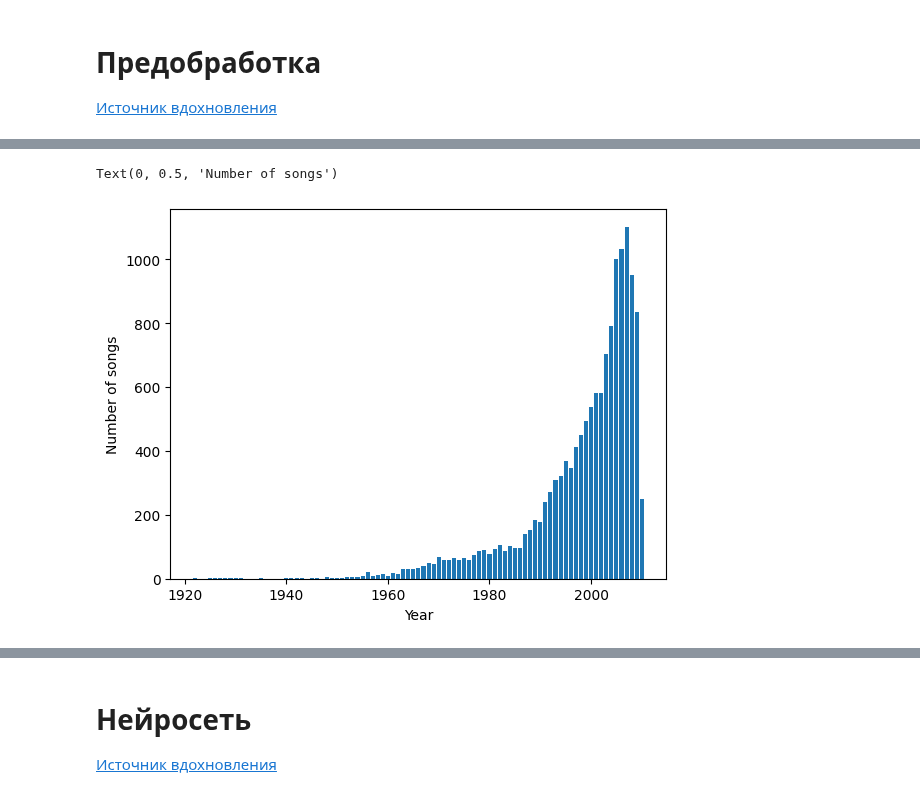
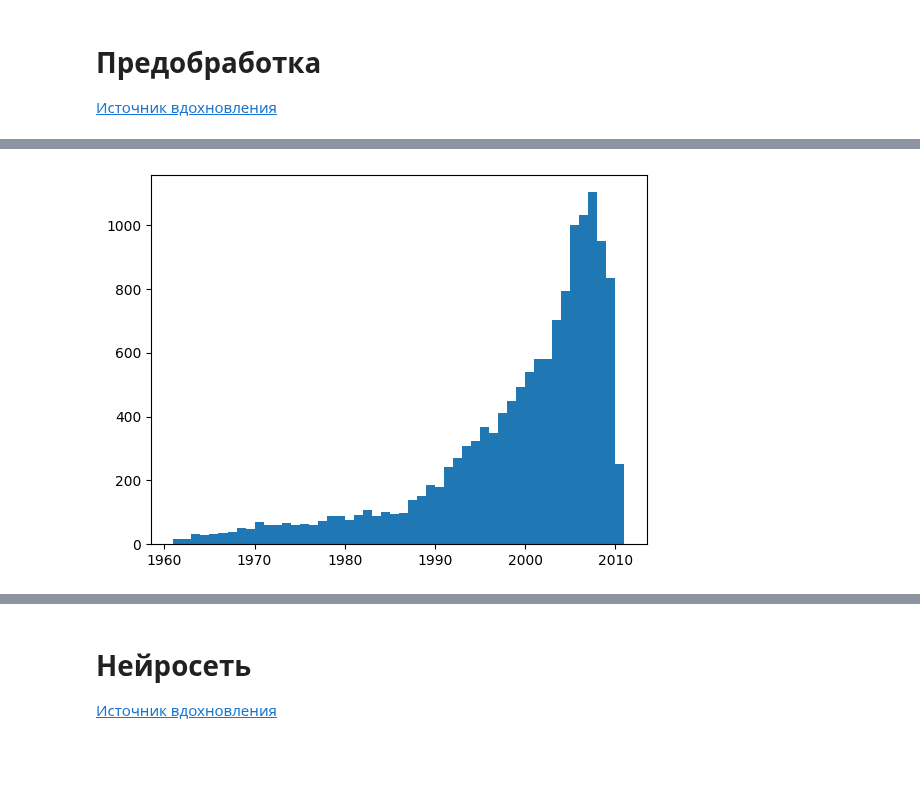
Before and after one commit to Dmitrij-Solovjev/spbu_deep_learning, a Jupyter notebook: homeworks/HW1/KaggleYearPredictionMSD.ipynb, the cells around one changed output, grey strips where cells are left out. Cells and saved outputs as stored; diff of their text form; code cells hidden in the pictures; blank space fills up the shorter version.

```diff
--- a/homeworks/HW1/KaggleYearPredictionMSD.ipynb
+++ b/homeworks/HW1/KaggleYearPredictionMSD.ipynb
@@ -26,15 +26,19 @@ import numpy as np
 import pandas as pd
 import matplotlib.pyplot as plt
 import torch
+import torch.nn as nn
 import seaborn as sns
 from sklearn.model_selection import train_test_split
-from keras.utils import to_categorical
-from sklearn.preprocessing import StandardScaler
-from sklearn.decomposition import PCA
+from keras.utils import to_categorical                      # Стараемся привести количество
+from sklearn.preprocessing import StandardScaler            # Делаем из данных нормально распределенные значения
+from sklearn.decomposition import PCA                       # Метод главных компонент
+from sklearn.model_selection import KFold                   # Кросс-валидация
+from sklearn.preprocessing import OneHotEncoder
 
-
-df_x = pd.read_csv("../../datasets/YearPredictionMSD/train_x.csv", index_col=[0]) #, sep=","
-df_y = pd.read_csv("../../datasets/YearPredictionMSD/train_y.csv", index_col=[0])
+df_x = pd.read_csv("../../datasets/YearPredictionMSD/train_x.csv", index_col="id") #, sep=","
+df_y = pd.read_csv("../../datasets/YearPredictionMSD/train_y.csv", index_col="id")
+df_exam = pd.read_csv("../../datasets/YearPredictionMSD/test_x.csv", index_col="id")
 df = pd.merge(df_x, df_y, left_index=True, right_index=True)
-
-#df.info()
+df = df[df["year"] > 1960]
+df.info()
+df_exam
@@ -72,12 +94,23 @@ corr_matrix
 # %%
-nsongs = {}
-for y in range(1922,2012):
-    nsongs[y] = len(df[df.year==y])
-yrs = range(1922,2011)
-values = [nsongs[y] for y in yrs]
-plt.bar(yrs, values, align='center')
-plt.xlabel("Year")
-plt.ylabel("Number of songs")
+
+a = plt.hist(df["year"], bins=50, )
+#a[1]
+#nsongs = {}
+#for y in range(1960,2012):
+#    nsongs[y] = len(df[df.year==y])
+#yrs = range(1960,2011)
+#values = [nsongs[y] for y in yrs]
+#plt.bar(yrs, values, align='center')
+#plt.xlabel("Year")
+#plt.ylabel("Number of songs")
+#b = a[0].sum() /  a[0]
+#print((df["year"] > 1961))
+# 13873
+
+#yrs = range(1960,2011)
+#values = [nsongs[y] for y in yrs]
+#plt.bar(yrs, values, align='center')
+#plt.xlabel("Year")
+#plt.ylabel("Number of songs")
 # %% [output]
-Text(0, 0.5, 'Number of songs')
-[figure, old version]
+[figure, new version]
```
Also changed, not shown: parts of 38 cells of this notebook, 6 other files.
